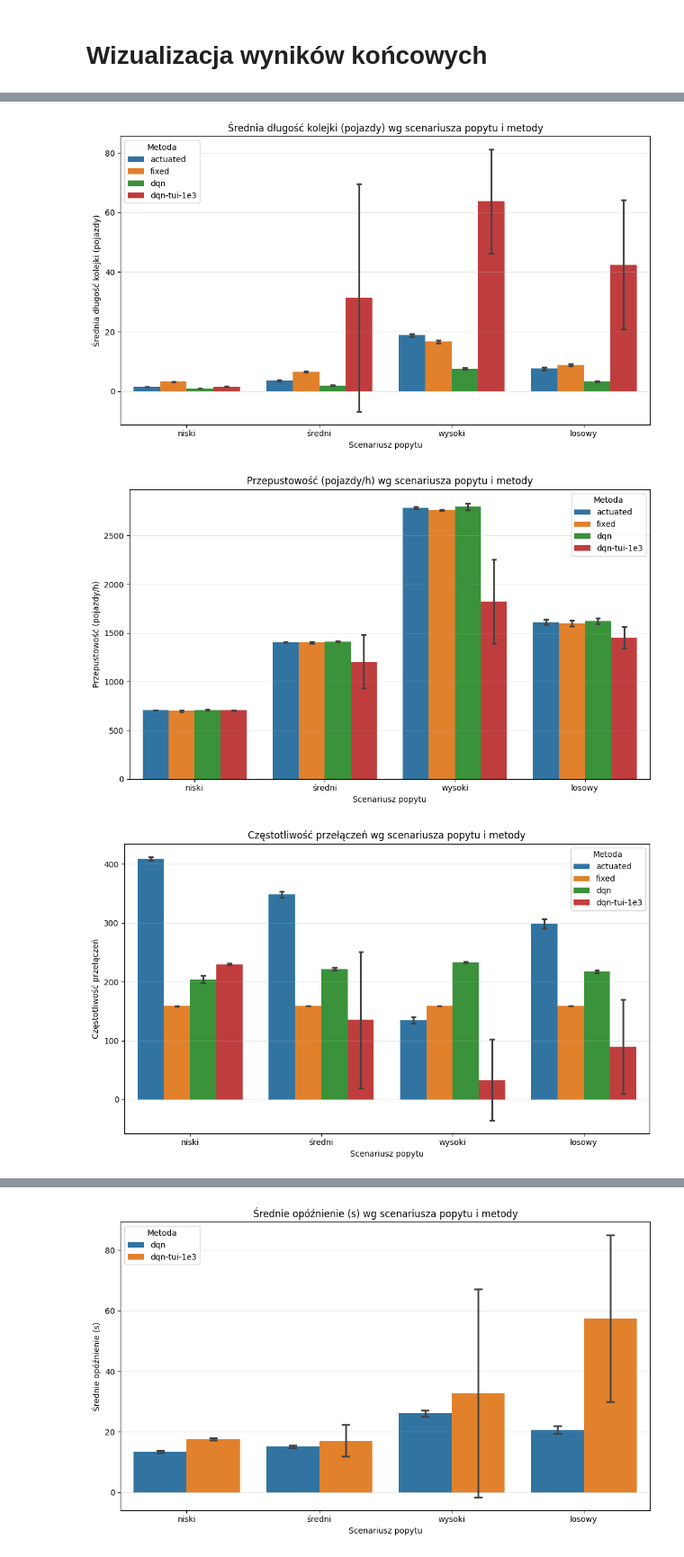
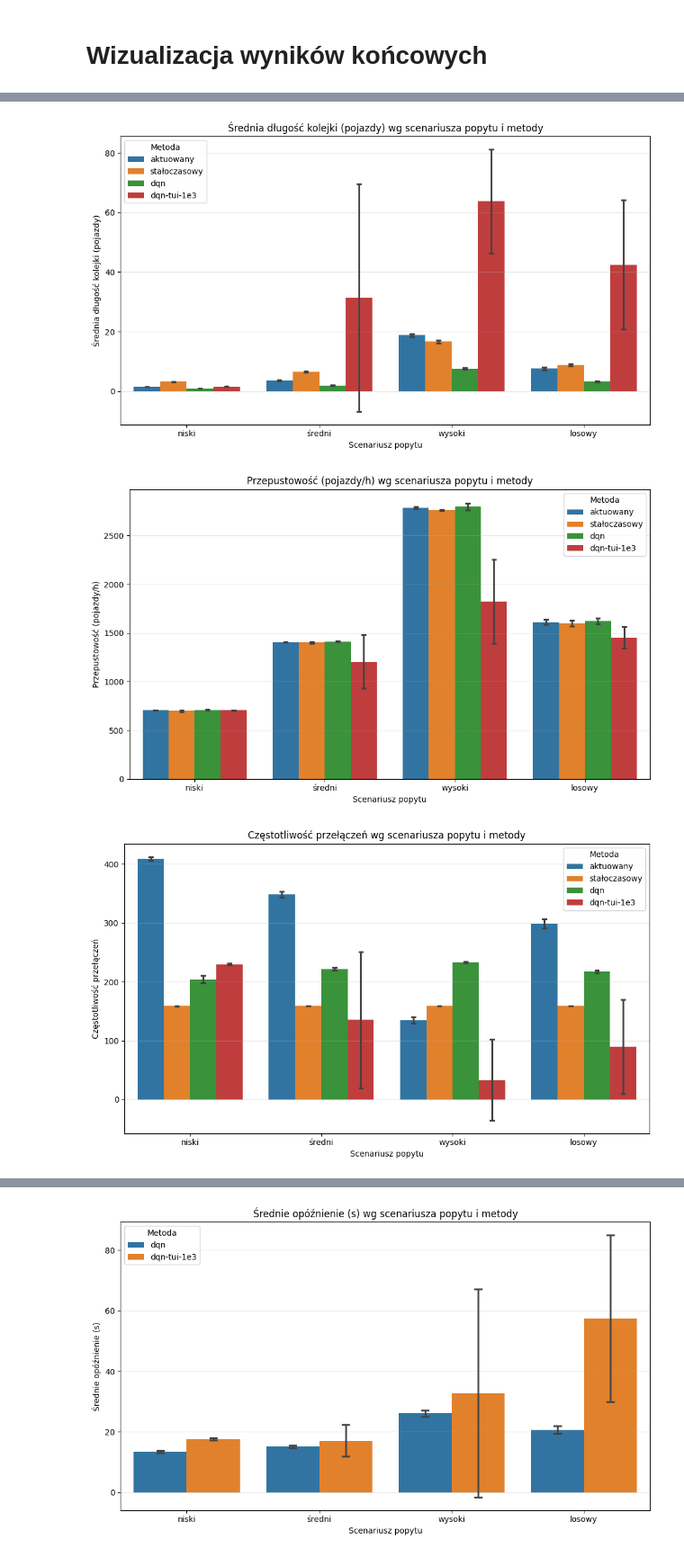
Before and after one commit to Tombiczek/rl-traffic-control-sumo, a Jupyter notebook: data/visualise.ipynb, the cells around one changed output, grey strips where cells are left out. Shown at 90% size. Saved outputs shown, nothing was run; the diff lists cells and outputs as text; code cells hidden in the pictures.

Commit message:
Plot update

```diff
--- a/data/visualise.ipynb
+++ b/data/visualise.ipynb
@@ -192,7 +192,12 @@ import seaborn as sns
 res = pd.read_csv("results.csv")
 
 DEMAND_PL = {"low": "niski", "medium": "średni", "high": "wysoki", "random": "losowy"}
+METHOD_PL = {
+    "fixed": "stałoczasowy",
+    "actuated": "aktuowany",
+}
 res["demand"] = res["demand"].map(lambda x: DEMAND_PL.get(x, x))
+res["method"] = res["method"].map(lambda x: METHOD_PL.get(x, x))
 demand_order = ["niski", "średni", "wysoki", "losowy"]
 
 metrics = [
@@ -231,3 +236,3 @@ plt.show()
-[figure, old version]
+[figure, new version]
-[figure, old version]
+[figure, new version]
-[figure, old version]
+[figure, new version]
```
Also changed, not shown: parts of 2 cells of this notebook, 6 other files.
